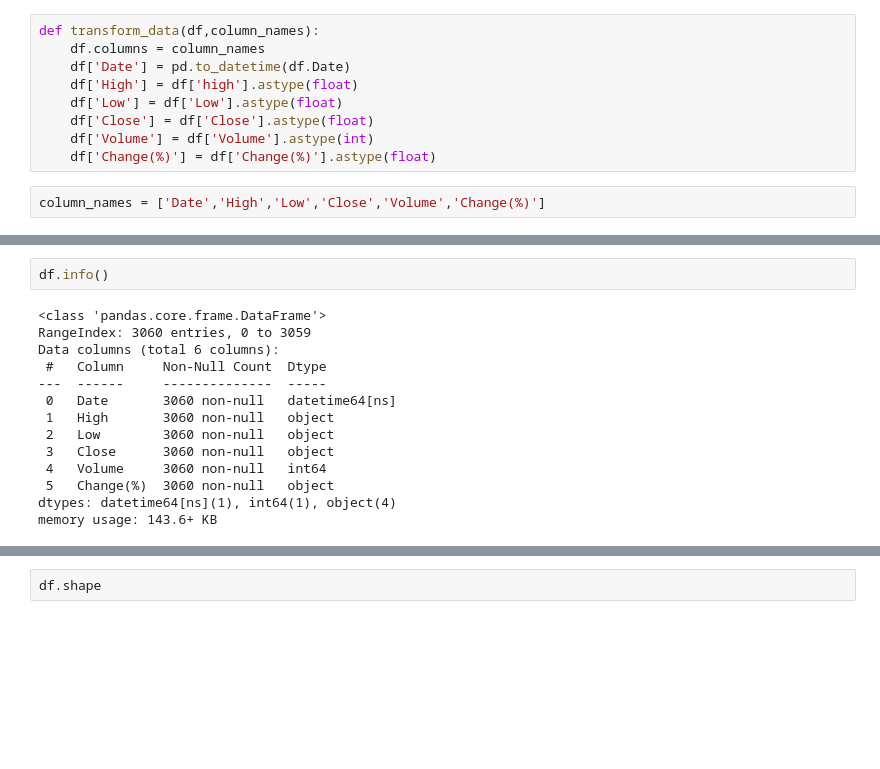
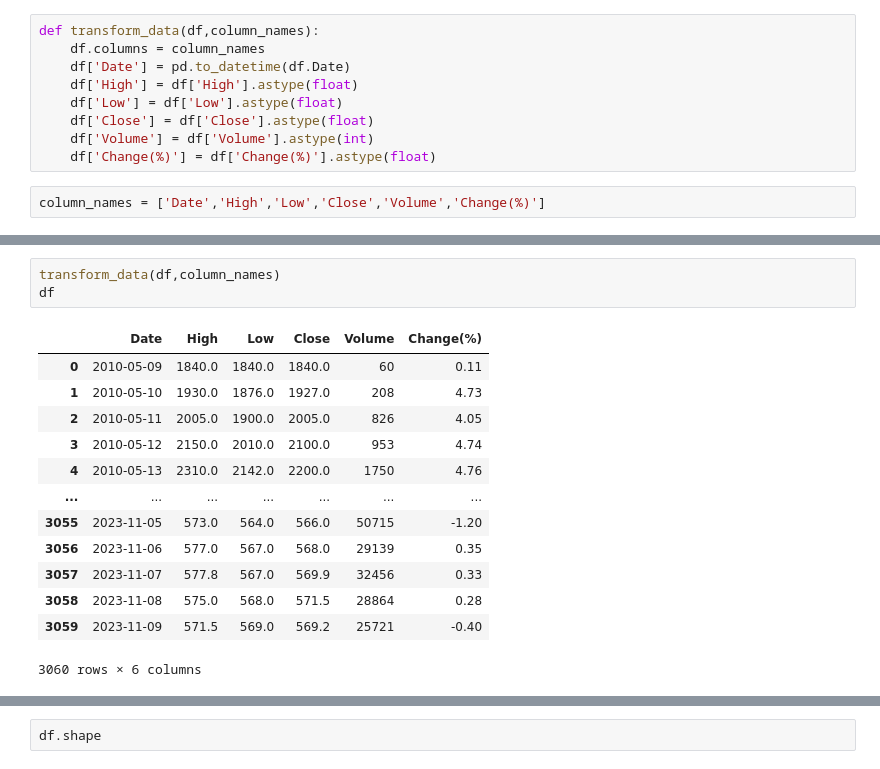
Before and after one commit to bibeknepal/airflow_etl_project, a Jupyter notebook: regression.ipynb, the cells around one changed output, grey strips where cells are left out. Saved outputs shown, nothing was run; the diff lists cells and outputs as text; blank space fills up the shorter version.

```diff
--- a/regression.ipynb
+++ b/regression.ipynb
@@ -61,7 +65,7 @@ memory usage: 143.6+ KB
 def transform_data(df,column_names):
     df.columns = column_names
     df['Date'] = pd.to_datetime(df.Date)
-    df['High'] = df['high'].astype(float)
+    df['High'] = df['High'].astype(float)
     df['Low'] = df['Low'].astype(float)
     df['Close'] = df['Close'].astype(float)
     df['Volume'] = df['Volume'].astype(int)
@@ -74,16 +91,17 @@ df['Date'] = pd.to_datetime(df.Date)
 # %%
-df.info()
+transform_data(df,column_names)
+df
 # %% [output]
+|  | Date | High | Low | Close | Volume | Change(%) |
+| 0 | 2010-05-09 | 1840.0 | 1840.0 | 1840.0 | 60 | 0.11 |
+| 1 | 2010-05-10 | 1930.0 | 1876.0 | 1927.0 | 208 | 4.73 |
+| 2 | 2010-05-11 | 2005.0 | 1900.0 | 2005.0 | 826 | 4.05 |
+| 3 | 2010-05-12 | 2150.0 | 2010.0 | 2100.0 | 953 | 4.74 |
+| 4 | 2010-05-13 | 2310.0 | 2142.0 | 2200.0 | 1750 | 4.76 |
+| ... | ... | ... | ... | ... | ... | ... |
+| 3055 | 2023-11-05 | 573.0 | 564.0 | 566.0 | 50715 | -1.20 |
+| 3056 | 2023-11-06 | 577.0 | 567.0 | 568.0 | 29139 | 0.35 |
+| 3057 | 2023-11-07 | 577.8 | 567.0 | 569.9 | 32456 | 0.33 |
+| 3058 | 2023-11-08 | 575.0 | 568.0 | 571.5 | 28864 | 0.28 |
+| 3059 | 2023-11-09 | 571.5 | 569.0 | 569.2 | 25721 | -0.40 |
-<class 'pandas.core.frame.DataFrame'>
-RangeIndex: 3060 entries, 0 to 3059
-Data columns (total 6 columns):
- #   Column     Non-Null Count  Dtype
----  ------     --------------  -----
- 0   Date       3060 non-null   datetime64[ns]
- 1   High       3060 non-null   object
- 2   Low        3060 non-null   object
- 3   Close      3060 non-null   object
- 4   Volume     3060 non-null   int64
- 5   Change(%)  3060 non-null   object
-dtypes: datetime64[ns](1), int64(1), object(4)
-memory usage: 143.6+ KB
+3060 rows × 6 columns
```
Also changed, not shown: parts of 24 cells of this notebook, 2 other files.
